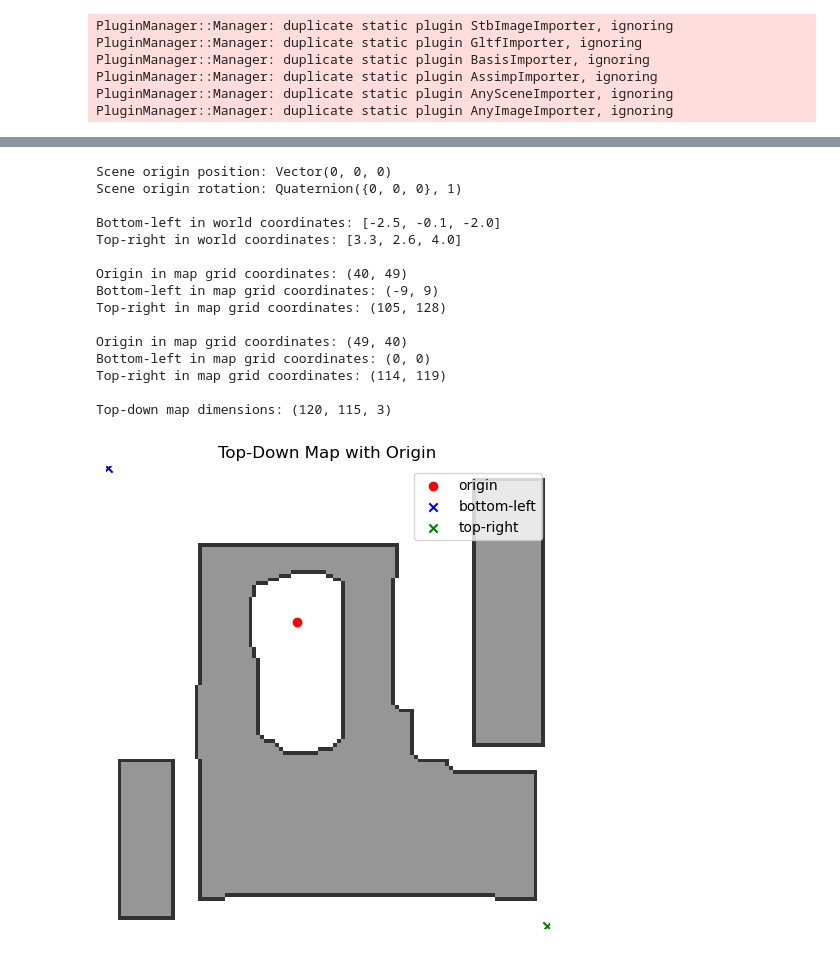
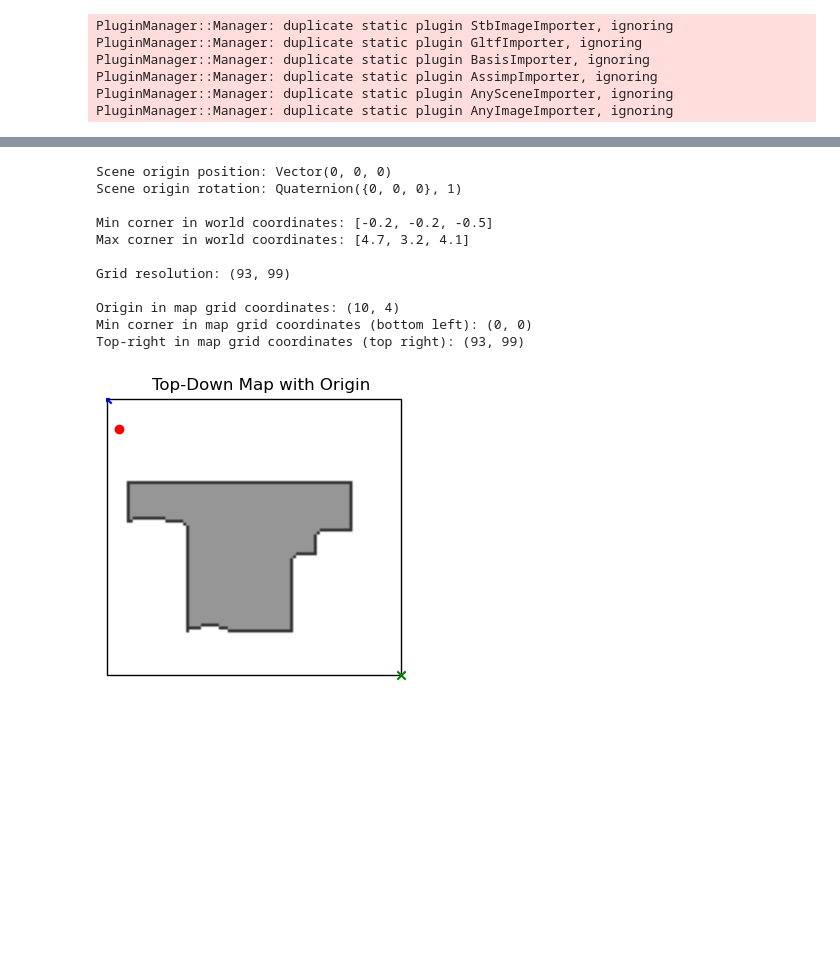
Before and after one commit to joaocb2002/ObjectNav-Msc, a Jupyter notebook: main.ipynb, the cells around one changed output, grey strips where cells are left out. Saved outputs shown, nothing was run; the diff lists cells and outputs as text; code cells hidden in the pictures; blank space fills up the shorter version.

```diff
--- a/main.ipynb
+++ b/main.ipynb
@@ -31,7 +31,7 @@ PluginManager::Manager: duplicate static plugin AnyImageImporter, ignoring
 # %%
 # Dataset and scene
 dataset_config_file = "../ai2thor-hab-dataset/ai2thor-hab/ai2thor-hab.scene_dataset_config.json"
-scene = "FloorPlan2_physics"
+scene = "FloorPlan4_physics"
 
 # Sensors and other sim settings
 rgb_sensor = True  # @param {type:"boolean"}
@@ -41,8 +41,8 @@ depth_sensor = True  # @param {type:"boolean"}
 sim_settings = {
     "dataset": dataset_config_file,  # Scene dataset
     "scene": scene,  # Scene path
-    "width": 512,  # Spatial resolution of the observations
-    "height": 512,
+    "width": 256,  # Spatial resolution of the observations
+    "height": 256,
     "default_agent": 0,
     "sensor_height": 1.5,  # Height of sensors in meters
     "color_sensor": rgb_sensor,  # RGB sensor
@@ -189,70 +235,55 @@ plt.show()
 # %%
 # Print the root node's position and rotation
 scene_graph = sim.get_active_scene_graph()
 root_node = scene_graph.get_root_node()
 print("Scene origin position:", root_node.translation)
 print("Scene origin rotation:", root_node.rotation, "\n")
 
 # World coordinate to map grid coordinate: origin, bottom-left corner of the navigable volume and top-right corner
 origin = np.array(root_node.translation)
-bottom_left = [sim.pathfinder.get_bounds()[0][0], sim.pathfinder.get_bounds()[0][1], sim.pathfinder.get_bounds()[0][2]]
-top_right = [sim.pathfinder.get_bounds()[1][0], sim.pathfinder.get_bounds()[1][1], sim.pathfinder.get_bounds()[1][2]]
-grid_resolution = topdown_map.shape  # (height, width)
-print("Bottom-left in world coordinates: [{:.1f}, {:.1f}, {:.1f}]".format(*bottom_left))
-print("Top-right in world coordinates: [{:.1f}, {:.1f}, {:.1f}]".format(*top_right), "\n")
+min_corner = [sim.pathfinder.get_bounds()[0][0], sim.pathfinder.get_bounds()[0][1], sim.pathfinder.get_bounds()[0][2]]
+max_corner = [sim.pathfinder.get_bounds()[1][0], sim.pathfinder.get_bounds()[1][1], sim.pathfinder.get_bounds()[1][2]]
+print("Min corner in world coordinates: [{:.1f}, {:.1f}, {:.1f}]".format(*min_corner))
+print("Max corner in world coordinates: [{:.1f}, {:.1f}, {:.1f}]".format(*max_corner), "\n")
 
-# Convert to grid coordinates
-origin_px = maps.to_grid(origin[0], origin[2], grid_resolution, pathfinder=sim.pathfinder)
-bottom_left_px = maps.to_grid(bottom_left[0], bottom_left[2], grid_resolution, pathfinder=sim.pathfinder)
-top_right_px = maps.to_grid(top_right[0], top_right[2], grid_resolution, pathfinder=sim.pathfinder)
-print("Origin in map grid coordinates:", origin_px)
-print("Bottom-left in map grid coordinates:", bottom_left_px)
-print("Top-right in map grid coordinates:", top_right_px)
+# Print grid resolution
+grid_resolution = topdown_map.shape[:2]  # (height z, width x)
+print("Grid resolution:", grid_resolution)
 
-# Compute the offset
-offset_x = min(bottom_left_px[0], top_right_px[0])
-offset_z = min(bottom_left_px[1], top_right_px[1])
-
-# Update coordinates
-origin_px = (origin_px[0] - offset_x, origin_px[1] - offset_z)
-bottom_left_px = (bottom_left_px[0] - offset_x, bottom_left_px[1] - offset_z)
-top_right_px = (top_right_px[0] - offset_x, top_right_px[1] - offset_z)
-
-# Print the updated coordinates
+# Convert to grid coordinates (z is height, x is width in the top-down map)
+# Note: the top-down map is in (x, y) coordinates, but we need to convert to (z, x) for the grid
+origin_px = maps.to_grid(origin[2], origin[0], grid_resolution, pathfinder=sim.pathfinder)
+min_corner_px = maps.to_grid(min_corner[2], min_corner[0], grid_resolution, pathfinder=sim.pathfinder)
+max_corner_px = maps.to_grid(max_corner[2], max_corner[0], grid_resolution, pathfinder=sim.pathfinder)
 print("\nOrigin in map grid coordinates:", origin_px)
-print("Bottom-left in map grid coordinates:", bottom_left_px)
-print("Top-right in map grid coordinates:", top_right_px)
-
-# Print top-down map dimensions
-print("\nTop-down map dimensions:", topdown_map.shape)
+print("Min corner in map grid coordinates (bottom left):", min_corner_px)
+print("Top-right in map grid coordinates (top right):", max_corner_px)
 
 # Plot
-plt.figure(figsize=(6, 6))
-plt.imshow(topdown_map, cmap="gray")
-plt.scatter(origin_px[0], origin_px[1], c="red", marker="o", label="origin")
-plt.scatter(bottom_left_px[0], bottom_left_px[1], c="blue", marker="x", label="bottom-left")
-plt.scatter(top_right_px[0], top_right_px[1], c="green", marker="x", label="top-right")
+plt.figure(figsize=(4, 4))
+plt.imshow(topdown_map)
+map_height, map_width = topdown_map.shape[:2]  # Get the dimensions of the map
+border = plt.Rectangle((0, 0), map_width, map_height, linewidth=1, edgecolor='black', facecolor='none')
+plt.gca().add_patch(border)  # Add the rectangle to the current axes
+plt.scatter(origin_px[1], origin_px[0], c="red", marker="o", label="origin")
+plt.scatter(min_corner_px[1], min_corner_px[0], c="blue", marker="x", label="min corner")
+plt.scatter(max_corner_px[1], max_corner_px[0], c="green", marker="x", label="max corner")
 plt.title("Top-Down Map with Origin")
 plt.axis("off")
-plt.legend()
 plt.show()
 # %% [output]
 Scene origin position: Vector(0, 0, 0)
 Scene origin rotation: Quaternion({0, 0, 0}, 1)
 
-Bottom-left in world coordinates: [-2.5, -0.1, -2.0]
-Top-right in world coordinates: [3.3, 2.6, 4.0]
+Min corner in world coordinates: [-0.2, -0.2, -0.5]
+Max corner in world coordinates: [4.7, 3.2, 4.1]
 
-Origin in map grid coordinates: (40, 49)
-Bottom-left in map grid coordinates: (-9, 9)
-Top-right in map grid coordinates: (105, 128)
+Grid resolution: (93, 99)
 
-Origin in map grid coordinates: (49, 40)
-Bottom-left in map grid coordinates: (0, 0)
-Top-right in map grid coordinates: (114, 119)
-
-Top-down map dimensions: (120, 115, 3)
+Origin in map grid coordinates: (10, 4)
+Min corner in map grid coordinates (bottom left): (0, 0)
+Top-right in map grid coordinates (top right): (93, 99)
-[figure, old version]
+[figure, new version]
 # %%
 # Initialize an agent
 agent = sim.initialize_agent(sim_settings["default_agent"])
```
Also changed, not shown: parts of 11 cells of this notebook, 1 other file.
